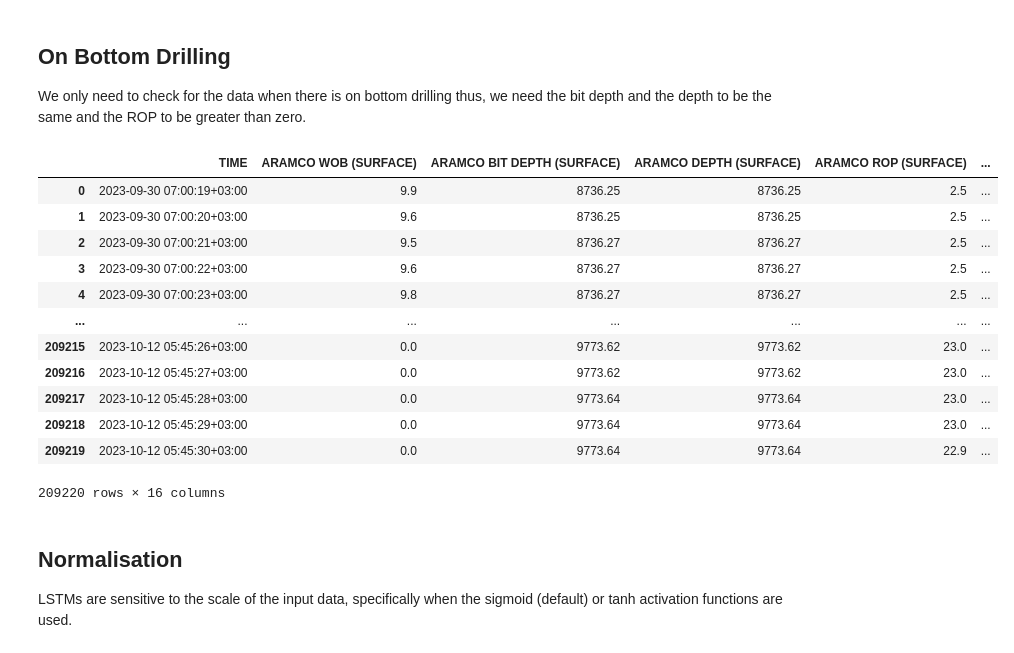
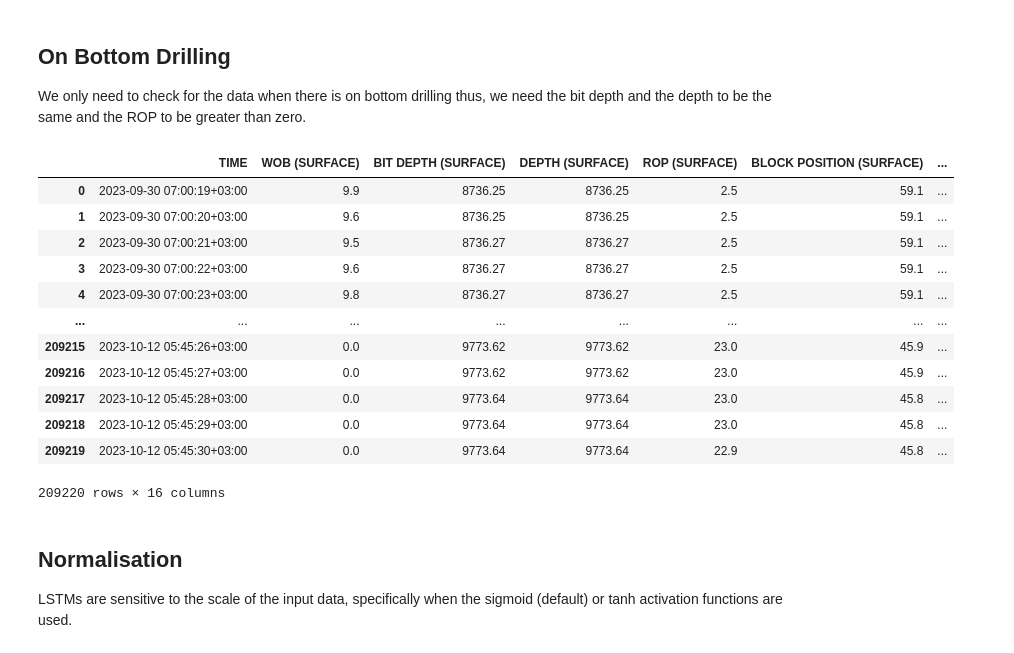
Before and after one commit to nkosimate/LSTM-autoencoder, a Jupyter notebook: MSC-Proj.ipynb, the cells around one changed output. Drawn from its saved outputs; the diff is of its cells as text; code cells hidden in the pictures.

```diff
--- a/MSC-Proj.ipynb
+++ b/MSC-Proj.ipynb
@@ -137,13 +137,13 @@ ARAMCO SPM1 (SURFACE)                                float64
 dtype: object
 # %%
 #Create new dataframe object without "Heartbeat" data
-df2 = df[df['ARAMCO DEPTH (SURFACE)']>=0]
+df2 = df[df[' DEPTH (SURFACE)']>=0]
 
 # Calculate gain/loss as the difference between consecutive mud volume measurements
-df2['GAIN LOSS'] = df2['ARAMCO TVA (SURFACE)'].diff()
+df2['GAIN LOSS'] = df2[' TVA (SURFACE)'].diff()
 
 # Calculate the cumulative average ROP
-df2['AVERAGE ROP'] = df2['ARAMCO ROP (SURFACE)'].expanding().mean()
+df2['AVERAGE ROP'] = df2[' ROP (SURFACE)'].expanding().mean()
 
 df2
 # %% [output]
@@ -177,7 +177,7 @@ Rolling window is to be applied to the total active volume in the pit.
 Drilling fluid volumes can fluctuate due to various operational activities like adding/removing fluid, changes in pump speed, etc. The rolling mean helps smooth out these short-term fluctuations and provides a clearer picture of the overall trend. A sudden and sustained increase in TVA could indicate a kick, where formation fluids enter the wellbore, displacing the drilling fluid. By monitoring the rolling mean, you can better detect such trends.
 # %%
 #Adding rolling mean
-df2['TVA_rolling_mean'] = df2['ARAMCO TVA (SURFACE)'].rolling(window=60).mean()
+df2['TVA_rolling_mean'] = df2[' TVA (SURFACE)'].rolling(window=60).mean()
 # Fill NaN values created by rolling window
 df2.fillna(method='bfill', inplace=True)
 df2
@@ -206,7 +206,7 @@ See the caveats in the documentation: https://pandas.pydata.org/pandas-docs/stab
 1032248 rows × 23 columns
 # %%
-col_to_drop = ['ARAMCO TTV (SURFACE)','ARAMCO TVT (SURFACE)','ARAMCO MLOG LAG DEPTH',
-               'ARAMCO SPM3 (SURFACE)', 'ARAMCO SPM2 (SURFACE)','ARAMCO SPM1 (SURFACE)','ARAMCO TTV2 (SURFACE)']
+col_to_drop = [' TTV (SURFACE)',' TVT (SURFACE)',' MLOG LAG DEPTH',
+               ' SPM3 (SURFACE)', ' SPM2 (SURFACE)',' SPM1 (SURFACE)',' TTV2 (SURFACE)']
 df2 = df2.drop(columns=col_to_drop)
 df2.head(5)
 # %% [output]
@@ -222,24 +222,24 @@ df2.head(5)
 We only need to check for the data when there is on bottom drilling thus, we need the bit depth and the depth to be the same and the ROP to be greater than zero.
 # %%
 #only get data when it is on bottom drilling and that is when bit depth == depth
-drilling_df = df2[df2['ARAMCO BIT DEPTH (SURFACE)'] == df2['ARAMCO DEPTH (SURFACE)']]
-drilling_df = drilling_df[drilling_df['ARAMCO ROP (SURFACE)'] > 0]
+drilling_df = df2[df2[' BIT DEPTH (SURFACE)'] == df2[' DEPTH (SURFACE)']]
+drilling_df = drilling_df[drilling_df[' ROP (SURFACE)'] > 0]
 drilling_df = drilling_df.reset_index()
 drilling_df = drilling_df.drop('index', axis=1)
 drilling_df
 # %% [output]
-|  | TIME | ARAMCO WOB (SURFACE) | ARAMCO BIT DEPTH (SURFACE) | ARAMCO DEPTH (SURFACE) | ARAMCO ROP (SURFACE) | ... |
-| 0 | 2023-09-30 07:00:19+03:00 | 9.9 | 8736.25 | 8736.25 | 2.5 | ... |
-| 1 | 2023-09-30 07:00:20+03:00 | 9.6 | 8736.25 | 8736.25 | 2.5 | ... |
-| 2 | 2023-09-30 07:00:21+03:00 | 9.5 | 8736.27 | 8736.27 | 2.5 | ... |
-| 3 | 2023-09-30 07:00:22+03:00 | 9.6 | 8736.27 | 8736.27 | 2.5 | ... |
-| 4 | 2023-09-30 07:00:23+03:00 | 9.8 | 8736.27 | 8736.27 | 2.5 | ... |
-| ... | ... | ... | ... | ... | ... | ... |
-| 209215 | 2023-10-12 05:45:26+03:00 | 0.0 | 9773.62 | 9773.62 | 23.0 | ... |
-| 209216 | 2023-10-12 05:45:27+03:00 | 0.0 | 9773.62 | 9773.62 | 23.0 | ... |
-| 209217 | 2023-10-12 05:45:28+03:00 | 0.0 | 9773.64 | 9773.64 | 23.0 | ... |
-| 209218 | 2023-10-12 05:45:29+03:00 | 0.0 | 9773.64 | 9773.64 | 23.0 | ... |
-| 209219 | 2023-10-12 05:45:30+03:00 | 0.0 | 9773.64 | 9773.64 | 22.9 | ... |
+|  | TIME | WOB (SURFACE) | BIT DEPTH (SURFACE) | DEPTH (SURFACE) | ROP (SURFACE) | BLOCK POSITION (SURFACE) | ... |
+| 0 | 2023-09-30 07:00:19+03:00 | 9.9 | 8736.25 | 8736.25 | 2.5 | 59.1 | ... |
+| 1 | 2023-09-30 07:00:20+03:00 | 9.6 | 8736.25 | 8736.25 | 2.5 | 59.1 | ... |
+| 2 | 2023-09-30 07:00:21+03:00 | 9.5 | 8736.27 | 8736.27 | 2.5 | 59.1 | ... |
+| 3 | 2023-09-30 07:00:22+03:00 | 9.6 | 8736.27 | 8736.27 | 2.5 | 59.1 | ... |
+| 4 | 2023-09-30 07:00:23+03:00 | 9.8 | 8736.27 | 8736.27 | 2.5 | 59.1 | ... |
+| ... | ... | ... | ... | ... | ... | ... | ... |
+| 209215 | 2023-10-12 05:45:26+03:00 | 0.0 | 9773.62 | 9773.62 | 23.0 | 45.9 | ... |
+| 209216 | 2023-10-12 05:45:27+03:00 | 0.0 | 9773.62 | 9773.62 | 23.0 | 45.9 | ... |
+| 209217 | 2023-10-12 05:45:28+03:00 | 0.0 | 9773.64 | 9773.64 | 23.0 | 45.8 | ... |
+| 209218 | 2023-10-12 05:45:29+03:00 | 0.0 | 9773.64 | 9773.64 | 23.0 | 45.8 | ... |
+| 209219 | 2023-10-12 05:45:30+03:00 | 0.0 | 9773.64 | 9773.64 | 22.9 | 45.8 | ... |
 209220 rows × 16 columns
 # %% [markdown]
 ## Normalisation
```
Also changed, not shown: parts of 7 cells of this notebook.
